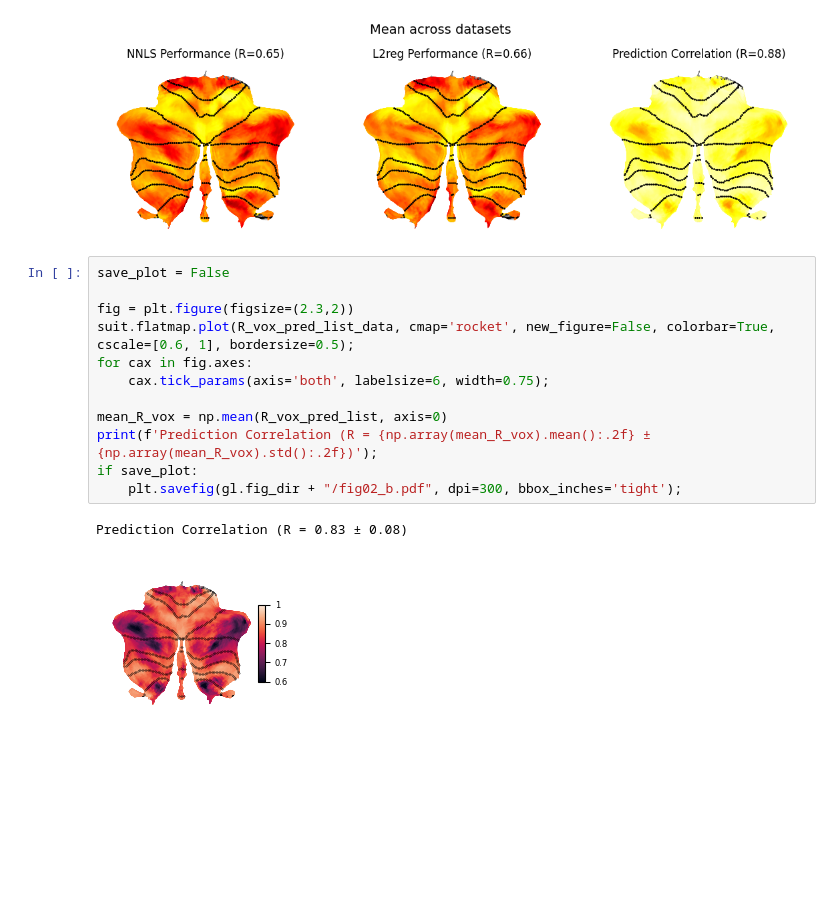
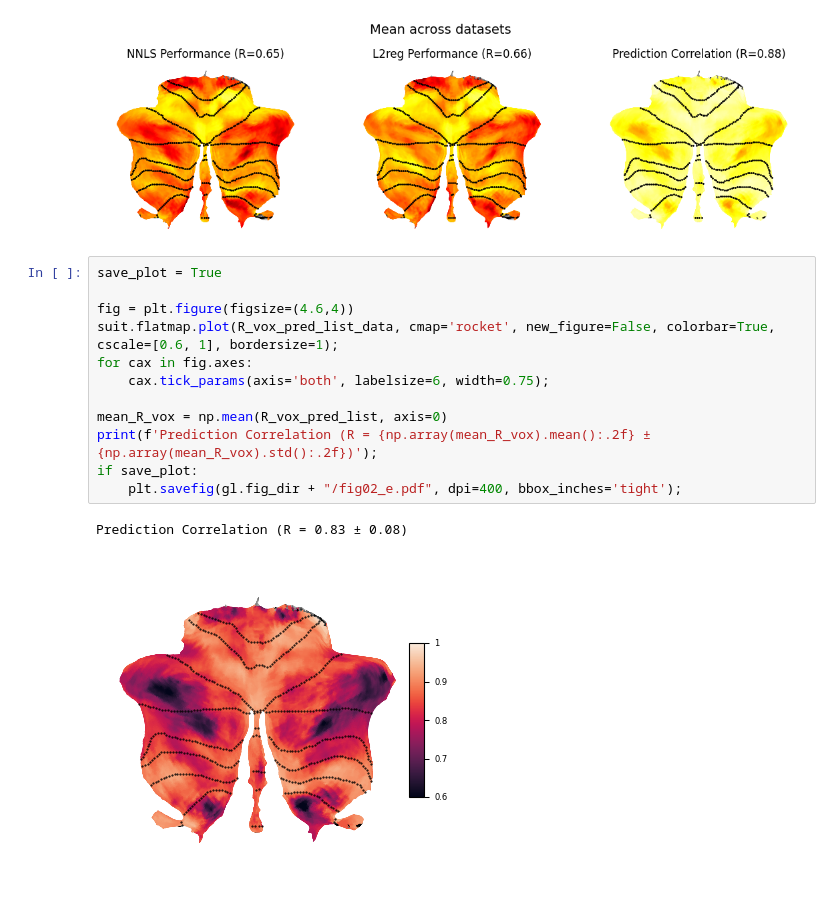
Before and after one commit to DiedrichsenLab/cortico_cereb_connectivity, a Jupyter notebook: notebooks/9. Method_comparison/prediction_similarity.ipynb, the cells around one changed output. Cells and saved outputs as stored; diff of their text form; blank space fills up the shorter version.

```diff
--- a/notebooks/9. Method_comparison/prediction_similarity.ipynb
+++ b/notebooks/9. Method_comparison/prediction_similarity.ipynb
@@ -106,17 +106,17 @@ plt.show()
 # %% [output]
 [figure]
 # %%
-save_plot = False
+save_plot = True
 
-fig = plt.figure(figsize=(2.3,2))
-suit.flatmap.plot(R_vox_pred_list_data, cmap='rocket', new_figure=False, colorbar=True, cscale=[0.6, 1], bordersize=0.5);
+fig = plt.figure(figsize=(4.6,4))
+suit.flatmap.plot(R_vox_pred_list_data, cmap='rocket', new_figure=False, colorbar=True, cscale=[0.6, 1], bordersize=1);
 for cax in fig.axes:
     cax.tick_params(axis='both', labelsize=6, width=0.75);
 
 mean_R_vox = np.mean(R_vox_pred_list, axis=0)
 print(f'Prediction Correlation (R = {np.array(mean_R_vox).mean():.2f} ± {np.array(mean_R_vox).std():.2f})');
 if save_plot:
-    plt.savefig(gl.fig_dir + "/fig02_b.pdf", dpi=300, bbox_inches='tight');
+    plt.savefig(gl.fig_dir + "/fig02_e.pdf", dpi=400, bbox_inches='tight');
 # %% [output]
 Prediction Correlation (R = 0.83 ± 0.08)
-[figure, old version]
+[figure, new version]
```
Also changed, not shown: 4 other files.
